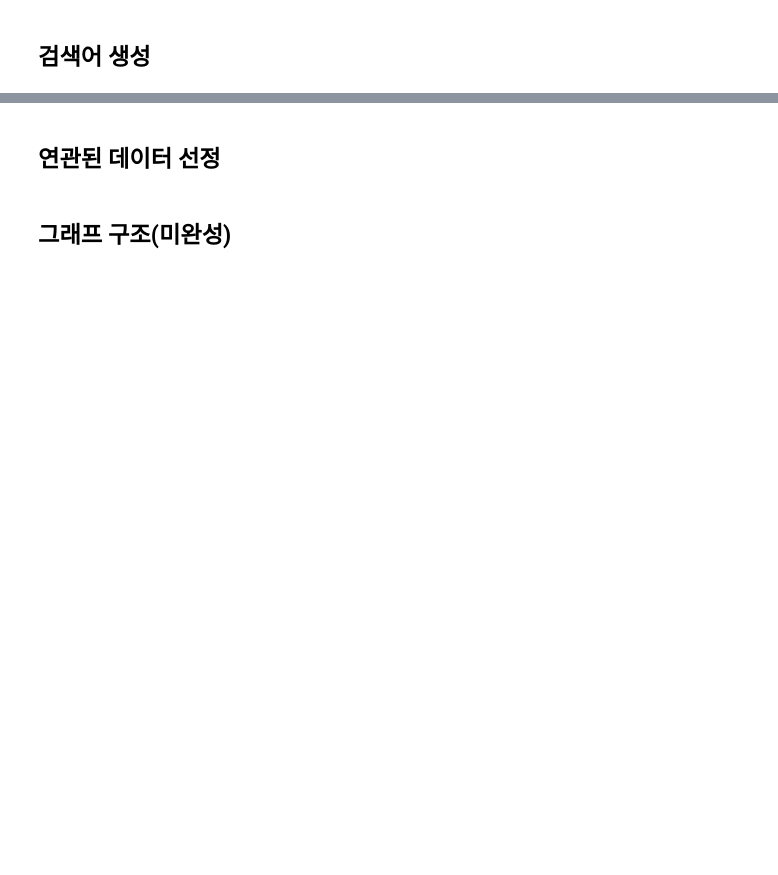
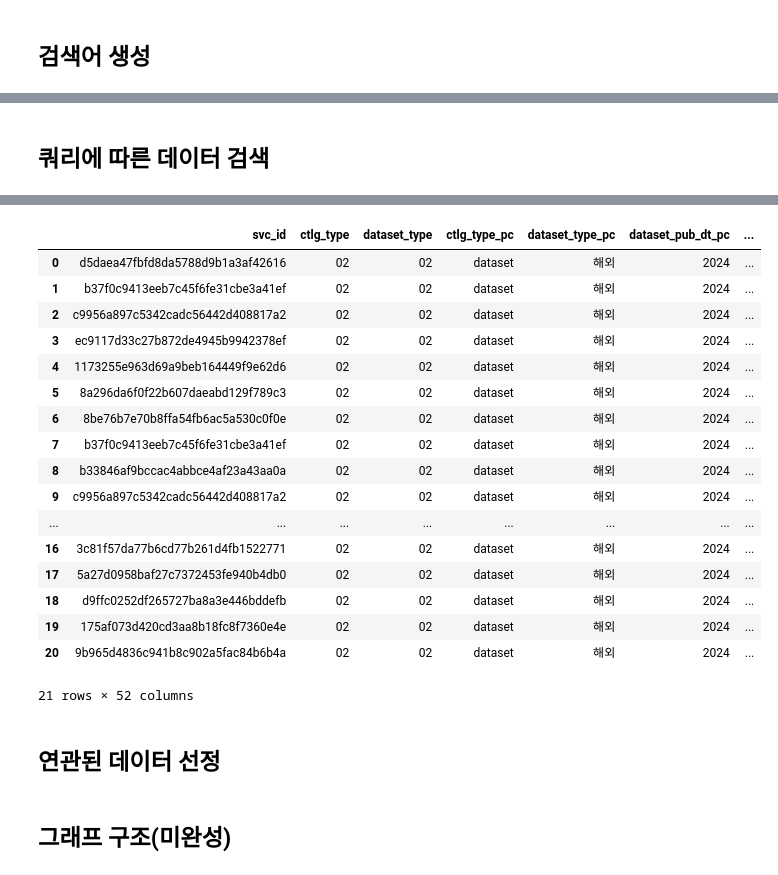
Before and after one commit to semistone97/kisti_recommender, a Jupyter notebook: notebooks/model.ipynb, the cells around one changed output, grey strips where cells are left out. Saved outputs shown, nothing was run; the diff lists cells and outputs as text; code cells hidden in the pictures; blank space fills up the shorter version.

```diff
--- a/notebooks/model.ipynb
+++ b/notebooks/model.ipynb
@@ -9,7 +15,7 @@ import pandas as pd
 class State(MessagesState):
 
     # 입력된 데이터의 ID
-    data_id: str = ''
+    input_id: str = ''
 
     # 메타데이터 검색을 통해 확인한 제목과 설명
     subject: str = ''
@@ -21,5 +27,5 @@ class State(MessagesState):
     # 검색어를 통해 검색한 전체 데이터
     data: pd.DataFrame = pd.DataFrame()
 
-    # 연관성 검색을 통해 확인한 topK 데이터  -> 나중에 relevant_id로 바꿀수도 있음
-    relevant_data: pd.DataFrame = pd.DataFrame()
+    # 연관성 검색을 통해 확인한 topK 데이터의 ID
+    relevant_id: list[str] = []
@@ -106,3 +114,37 @@ def generate_query(state: State):
 
     # Output
     return {'query': res.query}
+# %% [markdown]
+## 쿼리에 따른 데이터 검색
+# %%
+import os, requests
+import pandas as pd
+
+API_KEY = os.getenv("DATAON_SEARCH_API_KEY")
+assert API_KEY and API_KEY.strip(), "환경변수(DATAON_API_KEY)가 비어있어요!"
+
+def query_search(state: State):
+
+    url = "https://dataon.kisti.re.kr/rest/api/search/dataset/"
+
+    df = pd.DataFrame()
+    for query in state['query']:
+        params = {"key": API_KEY, "query": query, "from": 0, "size": 5}
+        # key / CHAR / 필수 / API_KEY
+        # query / CHAR / 필수 / 검색키워드
+        # from / CHAR / 옵션 / 페이지시작위치
+        # size / CHAR / 옵션 / 페이지사이즈
+
+        res = requests.get(url, params=params, timeout=20)
+        data = res.json()
+        print(data['response'])
+
+        if "records" in data:
+            tmp = pd.DataFrame(data["records"])
+            tmp["query"] = query
+            df = pd.concat([df, tmp], ignore_index=True)
+
+    df.to_csv('../data/search_results.csv', index=False, encoding='utf-8')
+
+    return {'data': df}
+# %% [output]
@@ -109,3 +156,21 @@ def generate_query(state: State):
+|  | svc_id | ctlg_type | dataset_type | ctlg_type_pc | dataset_type_pc | dataset_pub_dt_pc | ... |
+| 0 | d5daea47fbfd8da5788d9b1a3af42616 | 02 | 02 | dataset | 해외 | 2024 | ... |
+| 1 | b37f0c9413eeb7c45f6fe31cbe3a41ef | 02 | 02 | dataset | 해외 | 2024 | ... |
+| 2 | c9956a897c5342cadc56442d408817a2 | 02 | 02 | dataset | 해외 | 2024 | ... |
+| 3 | ec9117d33c27b872de4945b9942378ef | 02 | 02 | dataset | 해외 | 2024 | ... |
+| 4 | 1173255e963d69a9beb164449f9e62d6 | 02 | 02 | dataset | 해외 | 2024 | ... |
+| 5 | 8a296da6f0f22b607daeabd129f789c3 | 02 | 02 | dataset | 해외 | 2024 | ... |
+| 6 | 8be76b7e70b8ffa54fb6ac5a530c0f0e | 02 | 02 | dataset | 해외 | 2024 | ... |
+| 7 | b37f0c9413eeb7c45f6fe31cbe3a41ef | 02 | 02 | dataset | 해외 | 2024 | ... |
+| 8 | b33846af9bccac4abbce4af23a43aa0a | 02 | 02 | dataset | 해외 | 2024 | ... |
+| 9 | c9956a897c5342cadc56442d408817a2 | 02 | 02 | dataset | 해외 | 2024 | ... |
+| ... | ... | ... | ... | ... | ... | ... | ... |
+| 16 | 3c81f57da77b6cd77b261d4fb1522771 | 02 | 02 | dataset | 해외 | 2024 | ... |
+| 17 | 5a27d0958baf27c7372453fe940b4db0 | 02 | 02 | dataset | 해외 | 2024 | ... |
+| 18 | d9ffc0252df265727ba8a3e446bddefb | 02 | 02 | dataset | 해외 | 2024 | ... |
+| 19 | 175af073d420cd3aa8b18fc8f7360e4e | 02 | 02 | dataset | 해외 | 2024 | ... |
+| 20 | 9b965d4836c941b8c902a5fac84b6b4a | 02 | 02 | dataset | 해외 | 2024 | ... |
+21 rows × 52 columns
 # %% [markdown]
 ## 연관된 데이터 선정
 # %%
```
Also changed, not shown: parts of 8 cells of this notebook, 1 other file.
